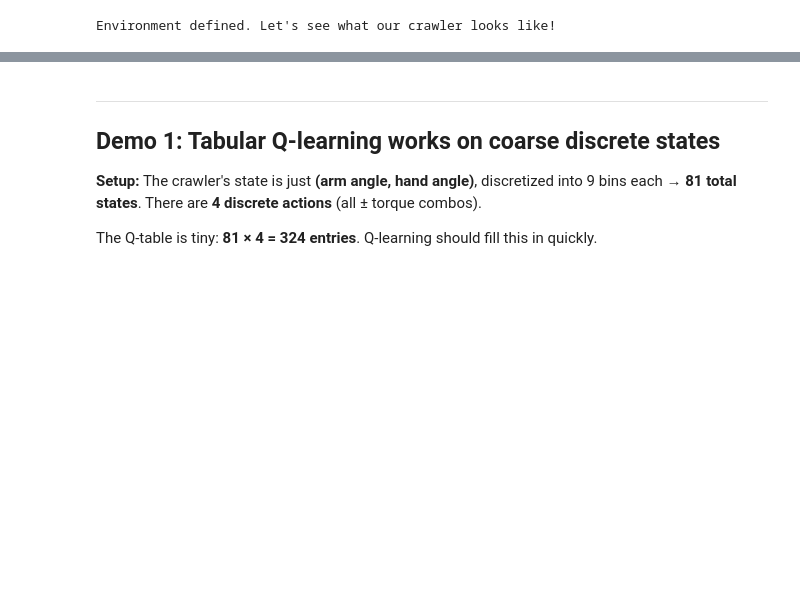
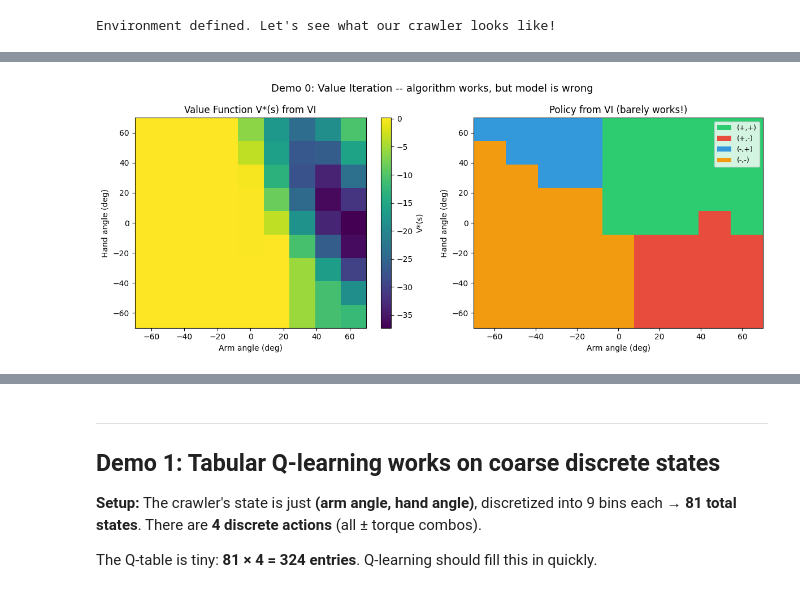
Before and after one commit to yijiangh/cmm26_intro_to_rl, a Jupyter notebook: demo_crawler_rl.ipynb, the cells around one changed output, grey strips where cells are left out. Saved outputs shown, nothing was run; the diff lists cells and outputs as text; code cells hidden in the pictures; blank space fills up the shorter version.

```diff
--- a/demo_crawler_rl.ipynb
+++ b/demo_crawler_rl.ipynb
@@ -258,0 +479,39 @@ plt.show()
+# %%
+# Visualize VI results
+fig, axes = plt.subplots(1, 2, figsize=(12, 5))
+
+arm_deg = np.rad2deg(angle_centers)
+hand_deg = np.rad2deg(angle_centers)
+
+# Value function heatmap
+im = axes[0].imshow(V.T, origin='lower', cmap='viridis', aspect='auto',
+                     extent=[arm_deg[0], arm_deg[-1], hand_deg[0], hand_deg[-1]])
+axes[0].set_xlabel('Arm angle (deg)')
+axes[0].set_ylabel('Hand angle (deg)')
+axes[0].set_title('Value Function V*(s) from VI')
+plt.colorbar(im, ax=axes[0], label='V*(s)')
+
+# Policy map
+action_labels = ['(+,+)', '(+,-)', '(-,+)', '(-,-)']  # (arm, hand) torque signs
+action_colors = ['#2ecc71', '#e74c3c', '#3498db', '#f39c12']
+color_map = {0: [0.18, 0.8, 0.44], 1: [0.91, 0.30, 0.24],
+             2: [0.20, 0.60, 0.86], 3: [0.95, 0.61, 0.07]}
+policy_img = np.zeros((N_BINS, N_BINS, 3))
+for i in range(N_BINS):
+    for j in range(N_BINS):
+        policy_img[i, j] = color_map[pi_vi[i, j]]
+
+axes[1].imshow(policy_img.transpose(1,0,2), origin='lower', aspect='auto',
+               extent=[arm_deg[0], arm_deg[-1], hand_deg[0], hand_deg[-1]])
+axes[1].set_xlabel('Arm angle (deg)')
+axes[1].set_ylabel('Hand angle (deg)')
+axes[1].set_title('Policy from VI (barely works!)')
+from matplotlib.patches import Patch
+legend_elements = [Patch(facecolor=action_colors[i], label=f'{action_labels[i]}') for i in range(4)]
+axes[1].legend(handles=legend_elements, loc='upper right', fontsize=9)
+
+plt.suptitle('Demo 0: Value Iteration -- algorithm works, but model is wrong', fontsize=13)
+plt.tight_layout()
+plt.show()
+# %% [output]
+[figure, added]
```
Also changed, not shown: parts of 32 cells of this notebook, 7 other files.
